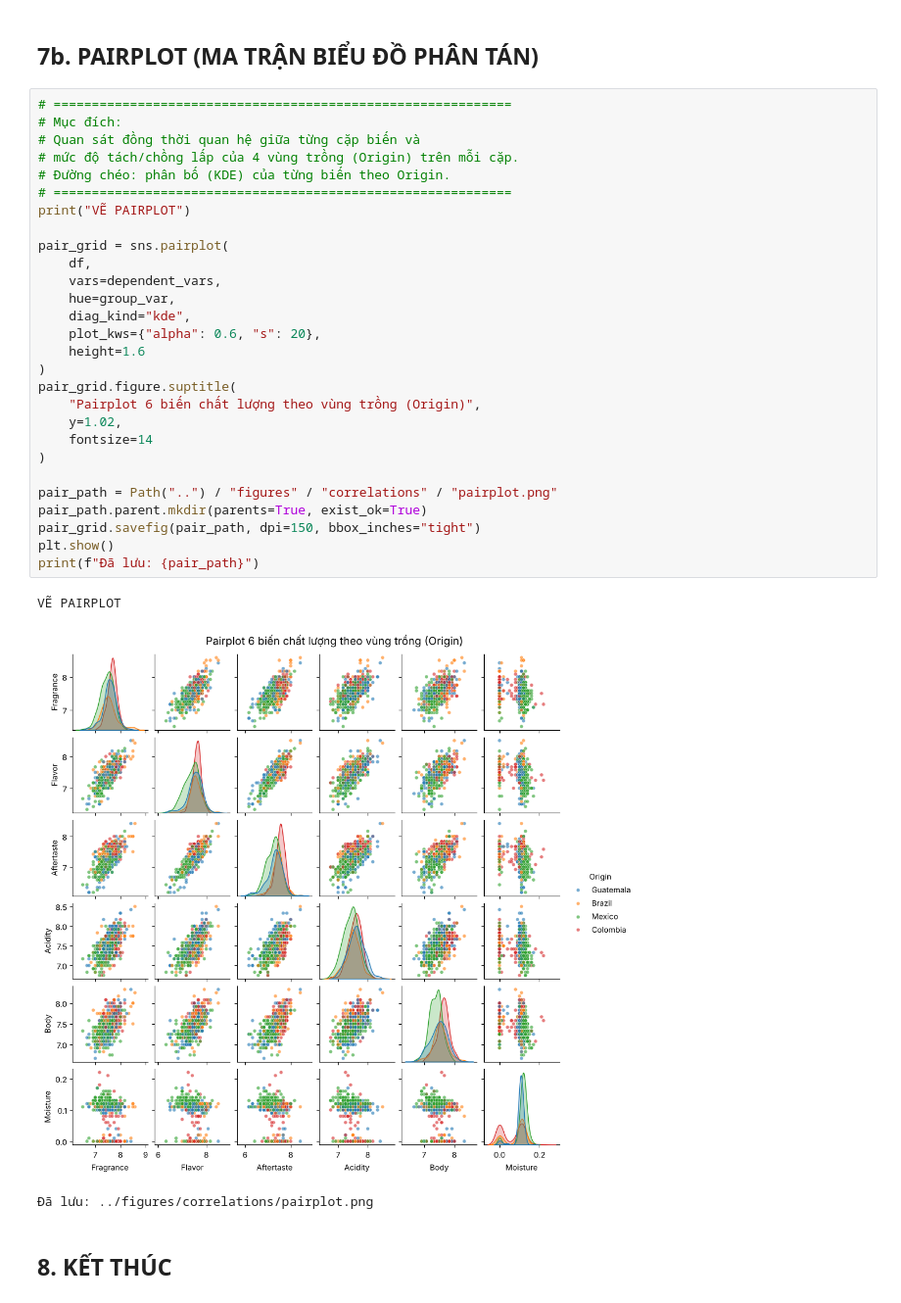
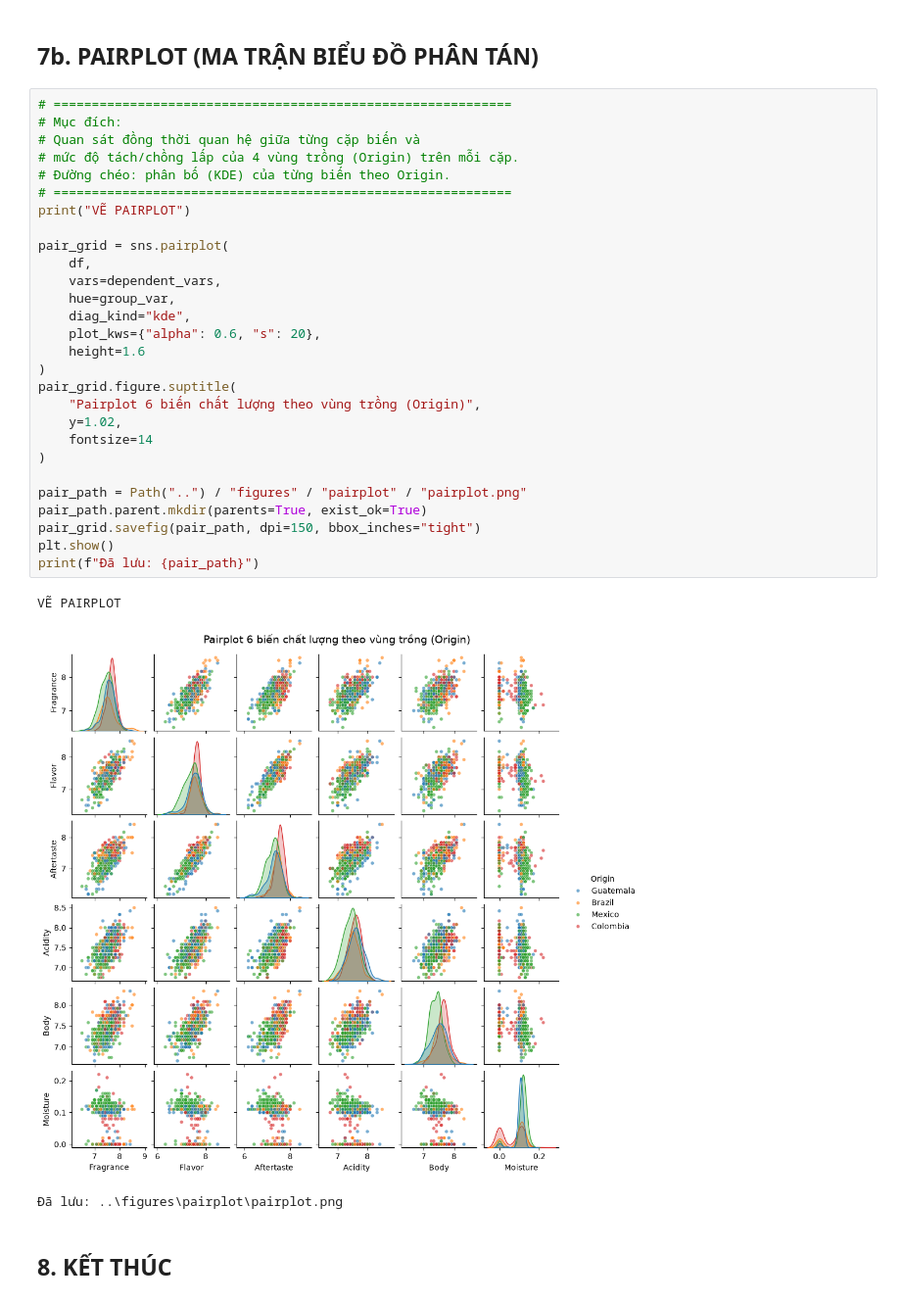
Before and after one commit to ChisSize/Nhom_09_Detai12_PTTKNC, a Jupyter notebook: src/04_visualization.ipynb, the cells around one changed output. Shown at 98% size. Saved outputs shown, nothing was run; the diff lists cells and outputs as text.

Commit message:
Update figures

```diff
--- a/src/04_visualization.ipynb
+++ b/src/04_visualization.ipynb
@@ -325,35 +325,35 @@ Moisture    -0.178464 -0.172400   -0.232141 -0.158005 -0.238771  1.000000
 # %%
 # ============================================================
 # Mục đích:
 # Quan sát đồng thời quan hệ giữa từng cặp biến và
 # mức độ tách/chồng lấp của 4 vùng trồng (Origin) trên mỗi cặp.
 # Đường chéo: phân bố (KDE) của từng biến theo Origin.
 # ============================================================
 print("VẼ PAIRPLOT")
 
 pair_grid = sns.pairplot(
     df,
     vars=dependent_vars,
     hue=group_var,
     diag_kind="kde",
     plot_kws={"alpha": 0.6, "s": 20},
     height=1.6
 )
 pair_grid.figure.suptitle(
     "Pairplot 6 biến chất lượng theo vùng trồng (Origin)",
     y=1.02,
     fontsize=14
 )
 
-pair_path = Path("..") / "figures" / "correlations" / "pairplot.png"
+pair_path = Path("..") / "figures" / "pairplot" / "pairplot.png"
 pair_path.parent.mkdir(parents=True, exist_ok=True)
 pair_grid.savefig(pair_path, dpi=150, bbox_inches="tight")
 plt.show()
 print(f"Đã lưu: {pair_path}")
 # %% [output]
 VẼ PAIRPLOT
-[figure, old version]
+[figure, new version]
-Đã lưu: ../figures/correlations/pairplot.png
+Đã lưu: ..\figures\pairplot\pairplot.png
 # %% [markdown]
 ## 8. KẾT THÚC
 # %%
```
Also changed, not shown: parts of 5 cells of this notebook, 8 other files.
